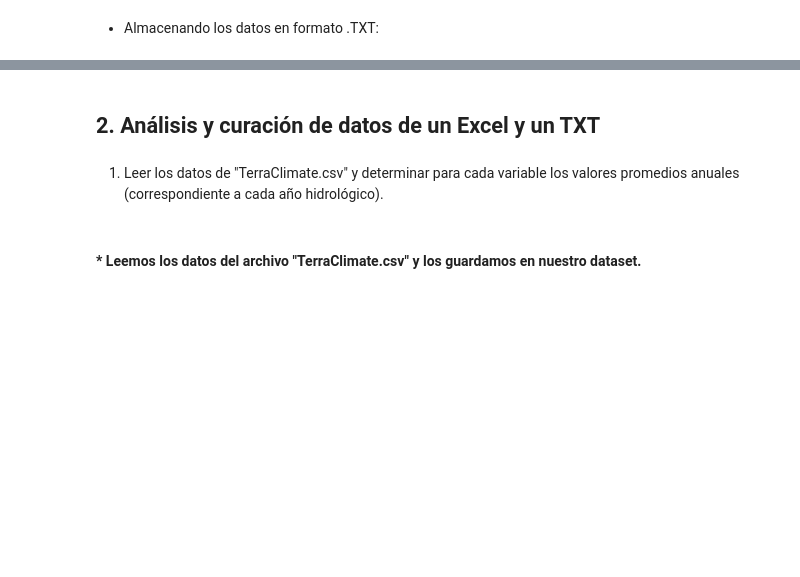
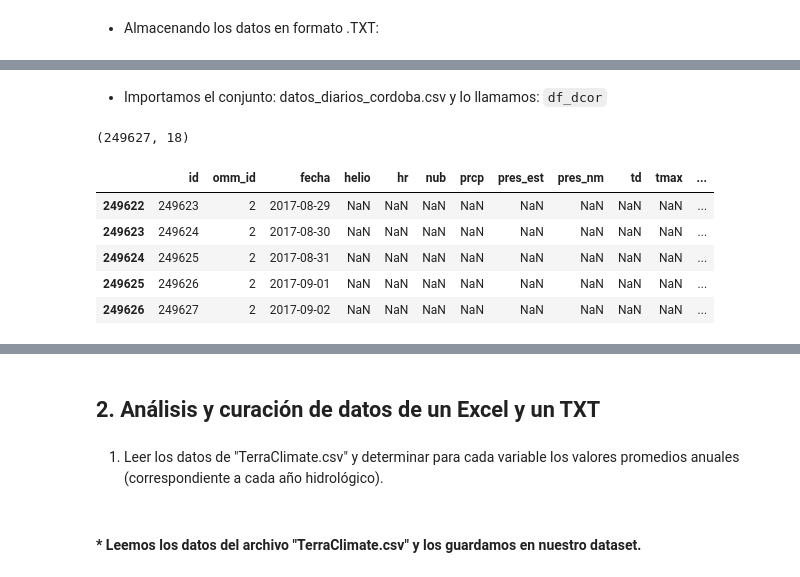
Before and after one commit to serantux/M_Predi_Lluvias_Extremas_10, a Jupyter notebook: TP2_Balbuena_Serrantes_Fonnegra_Velazquez.ipynb, the cells around one changed output, grey strips where cells are left out. Drawn from its saved outputs; the diff is of its cells as text; code cells hidden in the pictures; blank space fills up the shorter version.

```diff
--- a/TP2_Balbuena_Serrantes_Fonnegra_Velazquez.ipynb
+++ b/TP2_Balbuena_Serrantes_Fonnegra_Velazquez.ipynb
@@ -330,0 +412,21 @@ df_rc_var_mean
+# %% [markdown]
+- Importamos el conjunto: datos_diarios_cordoba.csv y lo llamamos: `df_dcor`
+# %%
+df_dcor = pd.read_csv("https://raw.githubusercontent.com/Rondamon/\
+2022_Mentoria_LluviasExtremas/main/dataset/datos_diarios_cordoba.csv?raw=true",parse_dates = True)
+df_dcor['fecha'] = pd.to_datetime(df_dcor['fecha'])
+# %%
+df_dcor['hydro_year'] = df_dcor['fecha'].apply(lambda Date: get_hydro_year(Date))
+df_dcor.sort_values('hydro_year')
+df_dcor.shape
+# %% [output]
+(249627, 18)
+# %%
+df_dcor.tail(5)
+# %% [output]
+|  | id | omm_id | fecha | helio | hr | nub | prcp | pres_est | pres_nm | td | tmax | ... |
+| 249622 | 249623 | 2 | 2017-08-29 | NaN | NaN | NaN | NaN | NaN | NaN | NaN | NaN | ... |
+| 249623 | 249624 | 2 | 2017-08-30 | NaN | NaN | NaN | NaN | NaN | NaN | NaN | NaN | ... |
+| 249624 | 249625 | 2 | 2017-08-31 | NaN | NaN | NaN | NaN | NaN | NaN | NaN | NaN | ... |
+| 249625 | 249626 | 2 | 2017-09-01 | NaN | NaN | NaN | NaN | NaN | NaN | NaN | NaN | ... |
+| 249626 | 249627 | 2 | 2017-09-02 | NaN | NaN | NaN | NaN | NaN | NaN | NaN | NaN | ... |
```
Also changed, not shown: parts of 32 cells of this notebook.
